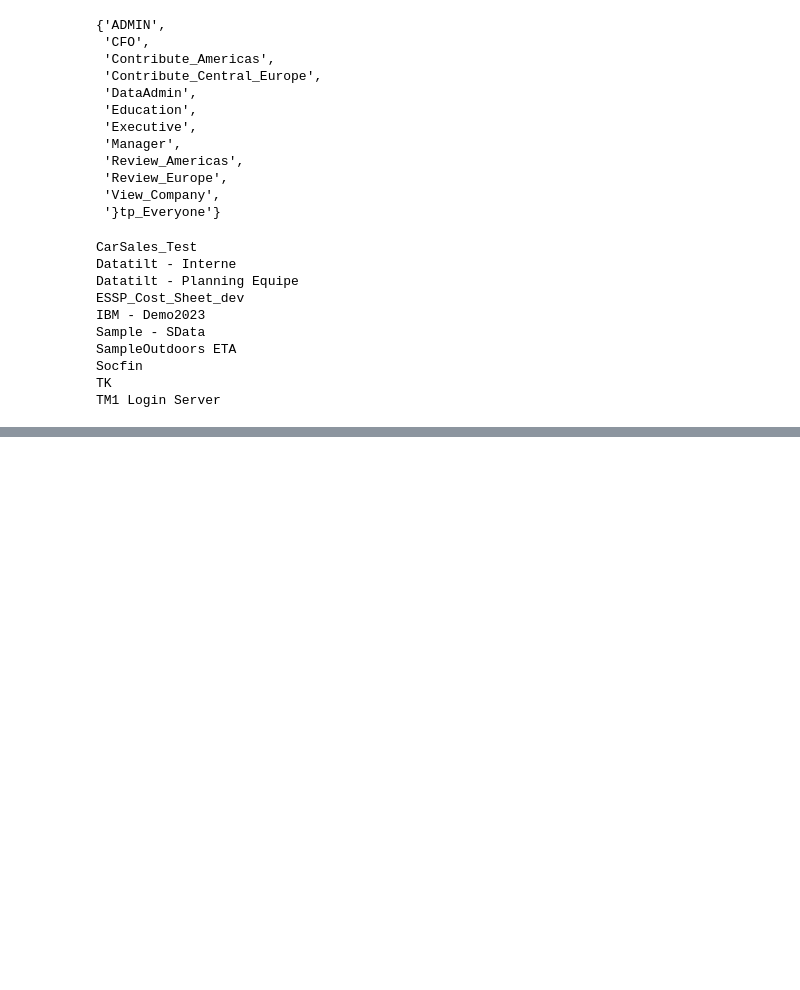
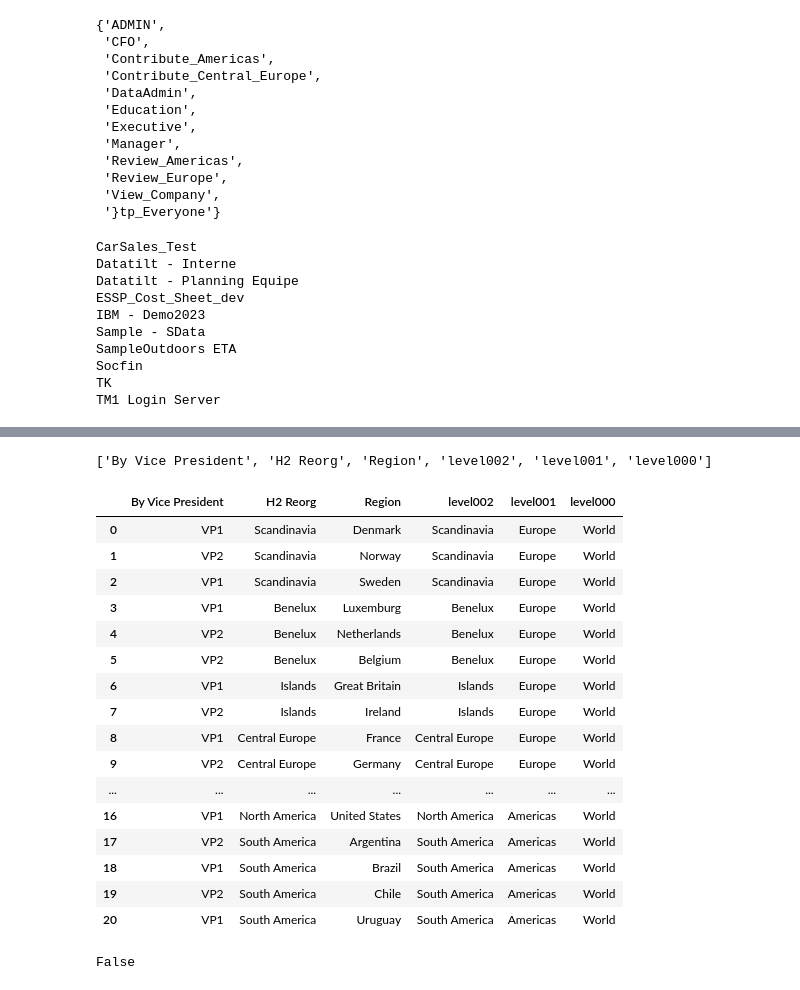
Before and after one commit to ETA-DT/tm1py-samples, a Jupyter notebook: Administration/TM1py_trials.ipynb, the cells around one changed output, grey strips where cells are left out. Saved outputs shown, nothing was run; the diff lists cells and outputs as text; code cells hidden in the pictures; blank space fills up the shorter version.

```diff
--- a/Administration/TM1py_trials.ipynb
+++ b/Administration/TM1py_trials.ipynb
@@ -293,0 +361,2 @@ TM1 Login Server
+# %%
+hierarchy = tm1.hierarchies.get(dimension_name=dimension_name, hierarchy_name=dimension_name)
@@ -293,0 +428,34 @@ TM1 Login Server
+# %%
+par_dic = tm1.elements.get_parents_of_all_elements(dimension_name=dimension_name,hierarchy_name=dimension_name)
+par_dic
+dataframe = tm1.elements.get_elements_dataframe(dimension_name=dimension_name,hierarchy_name=dimension_name)
+# %%
+level_names = tm1.elements.get_level_names(dimension_name=dimension_name,hierarchy_name=dimension_name)
+attribute_names = tm1.elements.get_element_attribute_names(dimension_name=dimension_name,hierarchy_name=dimension_name)
+attribute_names.reverse()
+# %%
+
+reordered_col = attribute_names + [hierarchy.name] + level_names[1:]
+reordered_col
+# %% [output]
+['By Vice President', 'H2 Reorg', 'Region', 'level002', 'level001', 'level000']
+# %%
+dataframe.loc[:,reordered_col]
+# %% [output]
+|  | By Vice President | H2 Reorg | Region | level002 | level001 | level000 |
+| 0 | VP1 | Scandinavia | Denmark | Scandinavia | Europe | World |
+| 1 | VP2 | Scandinavia | Norway | Scandinavia | Europe | World |
+| 2 | VP1 | Scandinavia | Sweden | Scandinavia | Europe | World |
+| 3 | VP1 | Benelux | Luxemburg | Benelux | Europe | World |
+| 4 | VP2 | Benelux | Netherlands | Benelux | Europe | World |
+| 5 | VP2 | Benelux | Belgium | Benelux | Europe | World |
+| 6 | VP1 | Islands | Great Britain | Islands | Europe | World |
+| 7 | VP2 | Islands | Ireland | Islands | Europe | World |
+| 8 | VP1 | Central Europe | France | Central Europe | Europe | World |
+| 9 | VP2 | Central Europe | Germany | Central Europe | Europe | World |
+| ... | ... | ... | ... | ... | ... | ... |
+| 16 | VP1 | North America | United States | North America | Americas | World |
+| 17 | VP2 | South America | Argentina | South America | Americas | World |
+| 18 | VP1 | South America | Brazil | South America | Americas | World |
+| 19 | VP2 | South America | Chile | South America | Americas | World |
+| 20 | VP1 | South America | Uruguay | South America | Americas | World |
@@ -293,0 +464,4 @@ TM1 Login Server
+# %%
+c.dst_sensitivity
+# %% [output]
+False
```
Also changed, not shown: parts of 45 cells of this notebook, 2 other files.
